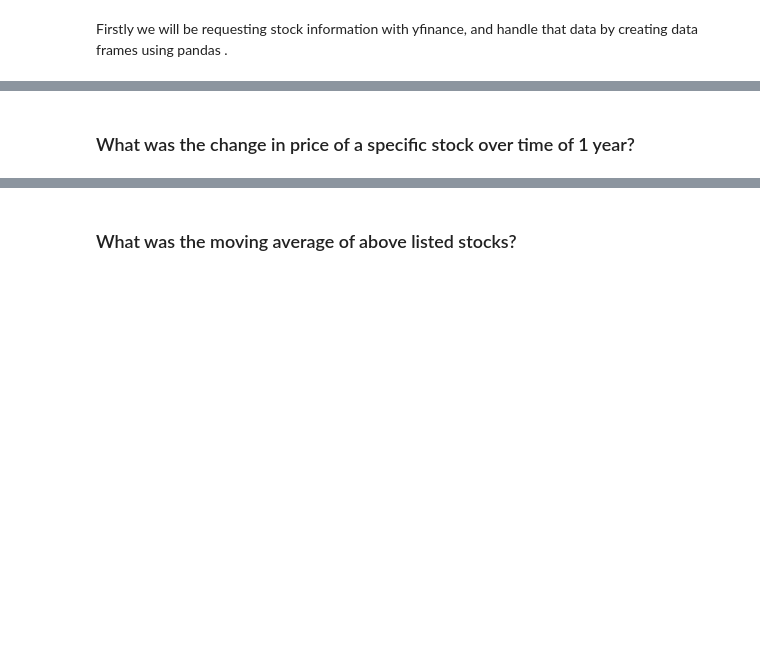
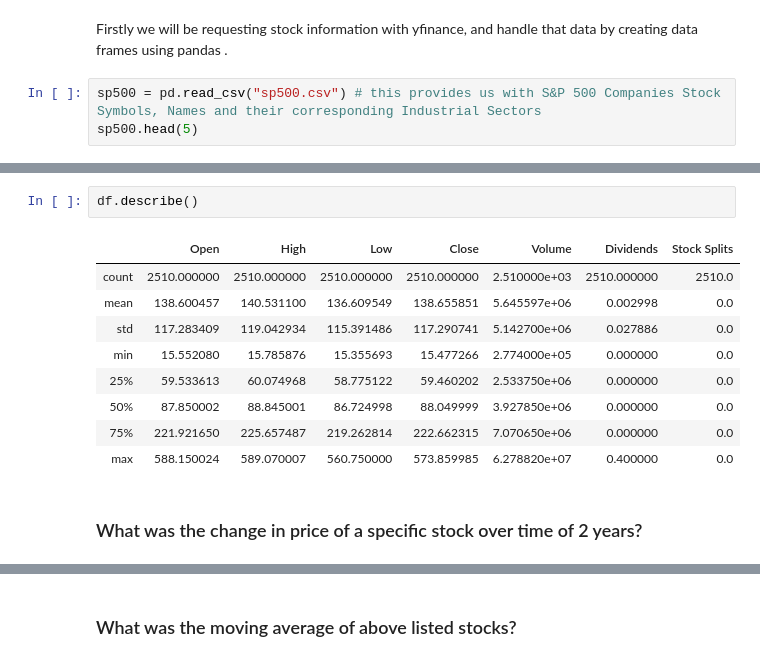
Before and after one commit to YM53858/DATA-690-WANG, a Jupyter notebook: Individual Project/Deliverable_2/Deliverable_2.ipynb, the cells around one changed output, grey strips where cells are left out. Saved outputs shown, nothing was run; the diff lists cells and outputs as text; blank space fills up the shorter version.

```diff
--- a/Individual Project/Deliverable_2/Deliverable_2.ipynb
+++ b/Individual Project/Deliverable_2/Deliverable_2.ipynb
@@ -17,3 +23,6 @@ import seaborn as sns
 from datetime import datetime
 # %% [markdown]
 Firstly we will be requesting stock information with yfinance, and handle that data by creating data  frames using pandas .
+# %%
+sp500 = pd.read_csv("sp500.csv") # this provides us with S&P 500 Companies Stock Symbols, Names and their corresponding Industrial Sectors
+sp500.head(5)
@@ -47,4 +90,16 @@ ORTX['Close'].plot()
+# %%
+df.describe()
+# %% [output]
+|  | Open | High | Low | Close | Volume | Dividends | Stock Splits |
+| count | 2510.000000 | 2510.000000 | 2510.000000 | 2510.000000 | 2.510000e+03 | 2510.000000 | 2510.0 |
+| mean | 138.600457 | 140.531100 | 136.609549 | 138.655851 | 5.645597e+06 | 0.002998 | 0.0 |
+| std | 117.283409 | 119.042934 | 115.391486 | 117.290741 | 5.142700e+06 | 0.027886 | 0.0 |
+| min | 15.552080 | 15.785876 | 15.355693 | 15.477266 | 2.774000e+05 | 0.000000 | 0.0 |
+| 25% | 59.533613 | 60.074968 | 58.775122 | 59.460202 | 2.533750e+06 | 0.000000 | 0.0 |
+| 50% | 87.850002 | 88.845001 | 86.724998 | 88.049999 | 3.927850e+06 | 0.000000 | 0.0 |
+| 75% | 221.921650 | 225.657487 | 219.262814 | 222.662315 | 7.070650e+06 | 0.000000 | 0.0 |
+| max | 588.150024 | 589.070007 | 560.750000 | 573.859985 | 6.278820e+07 | 0.400000 | 0.0 |
 # %% [markdown]
-### What was the change in price of a specific stock over time of 1 year?
+### What was the change in price of a specific stock over time of 2 years?
 # %%
 for company in company_list:
```
Also changed, not shown: parts of 13 cells of this notebook.
